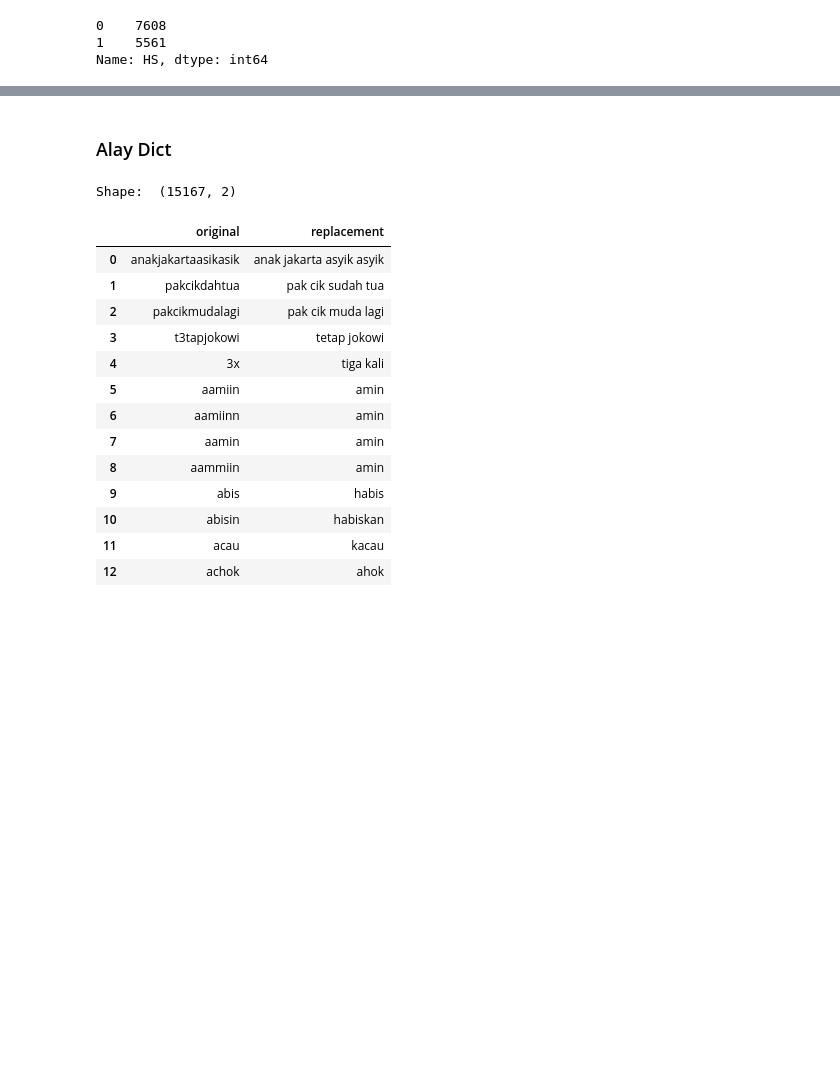
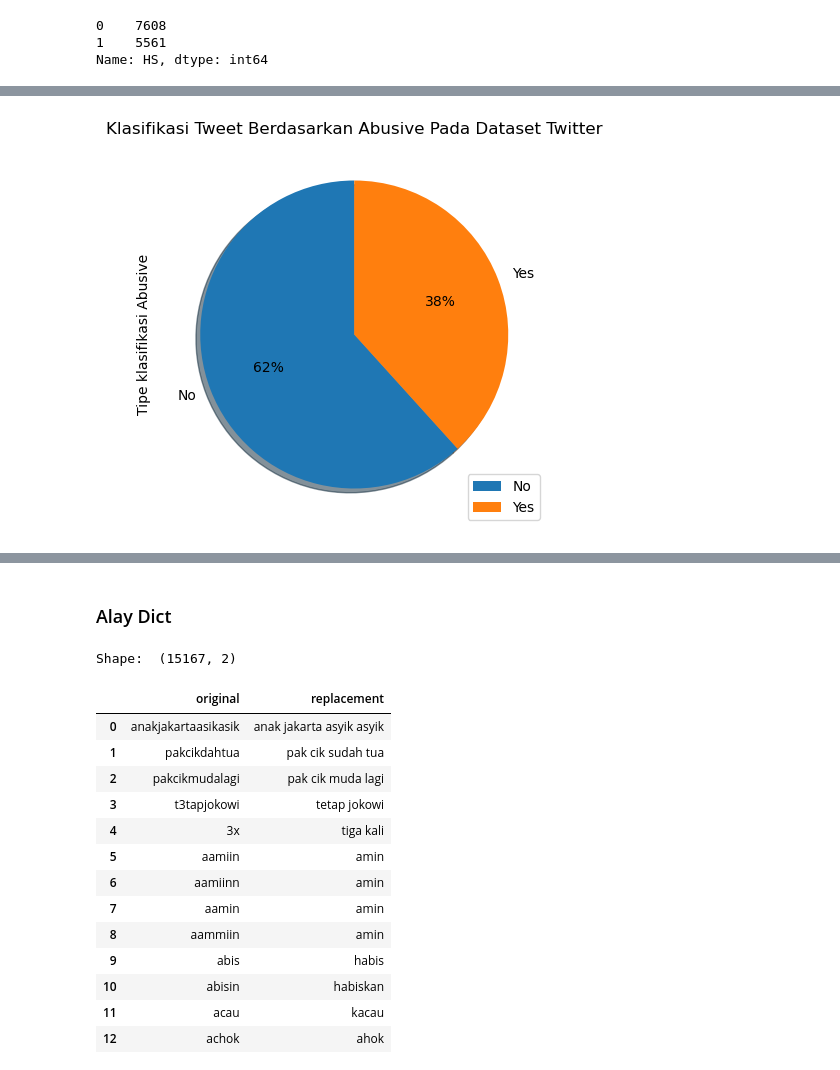
Before and after one commit to udjoo/tugasbinar, a Jupyter notebook: preprocess.ipynb, the cells around one changed output, grey strips where cells are left out. Drawn from its saved outputs; the diff is of its cells as text; code cells hidden in the pictures; blank space fills up the shorter version.

```diff
--- a/preprocess.ipynb
+++ b/preprocess.ipynb
@@ -62,0 +142,10 @@ Non-toxic shape:  (5860, 13)
+# %%
+klasifikasi['Tipe klasifikasi Abusive'].value_counts().plot(
+    kind='pie', figsize=(5, 5), autopct='%1.f%%', startangle=90, shadow=True)
+
+plt.legend(['No', 'Yes'])
+plt.title('Klasifikasi Tweet Berdasarkan Abusive Pada Dataset Twitter')
+
+plt.show()
+# %% [output]
+[figure, added]
```
Also changed, not shown: parts of 19 cells of this notebook, 4 other files.
